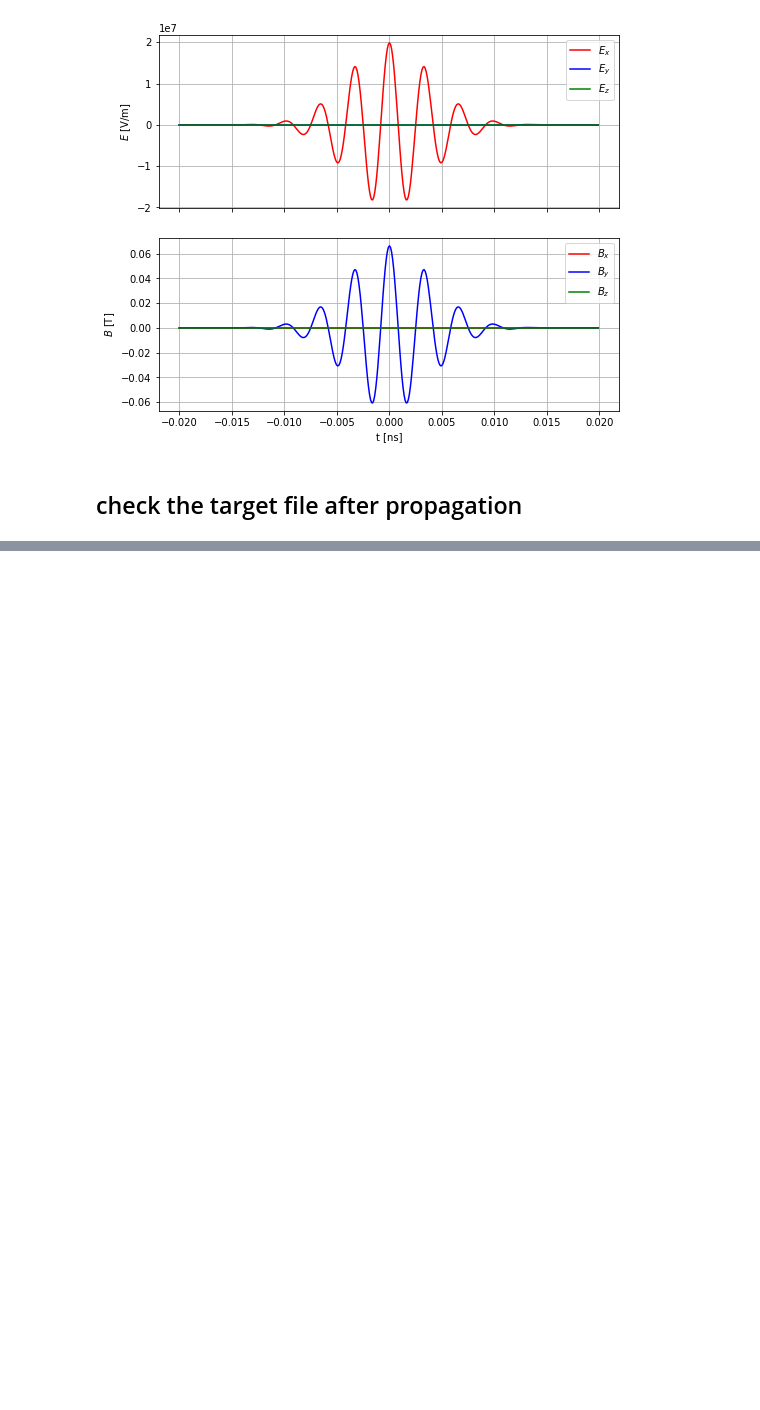
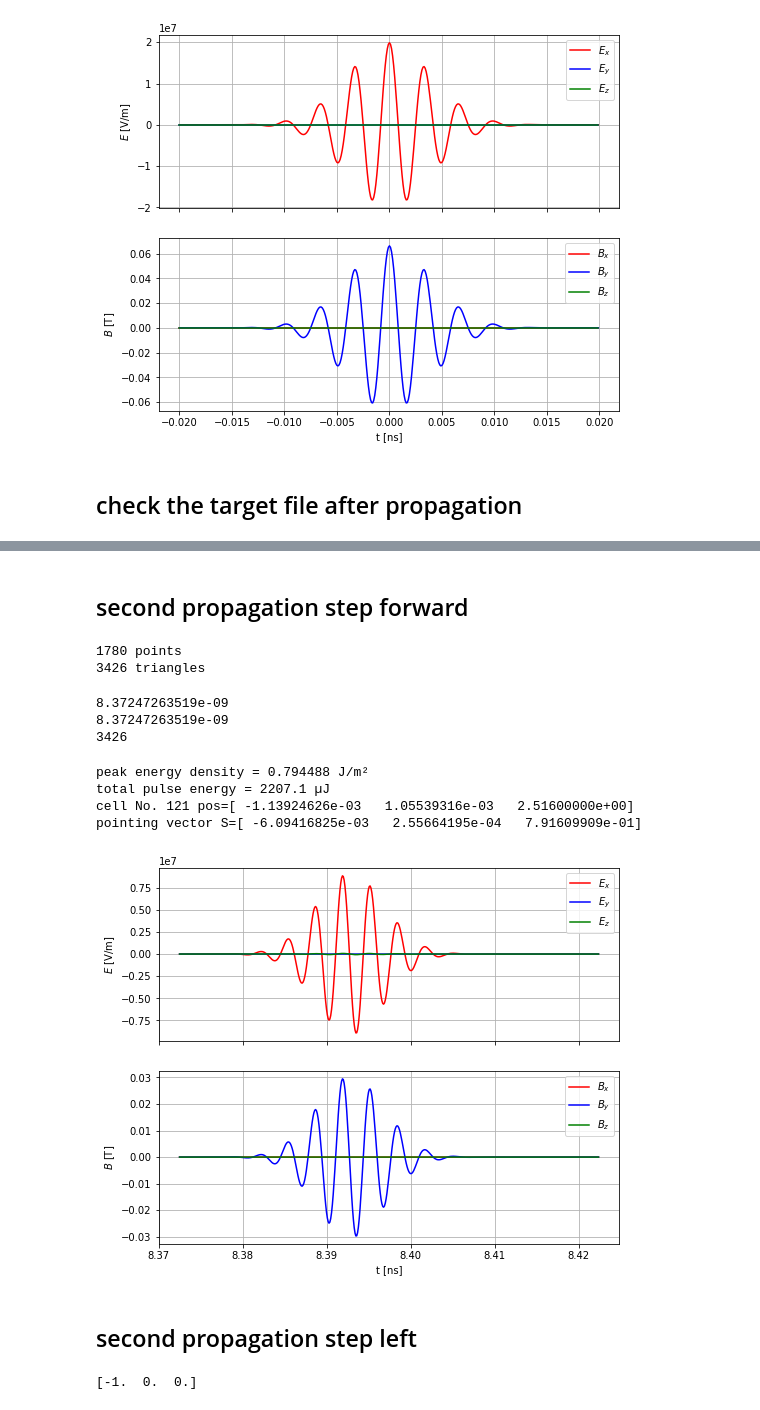
Before and after one commit to lehnertu/TimeDomainTHz, a Jupyter notebook: scripts/PropagateAngledScreen.ipynb, the cells around one changed output, grey strips where cells are left out. Cells and saved outputs as stored; diff of their text form; code cells hidden in the pictures; blank space fills up the shorter version.

```diff
--- a/scripts/PropagateAngledScreen.ipynb
+++ b/scripts/PropagateAngledScreen.ipynb
@@ -175,0 +195,9 @@ cell No. 7397 pos=[  2.68676732e-04  -7.47285223e-04   1.25826868e+00]
+# %% [markdown]
+## second propagation step forward
+# %%
+mesh = MeshedField.CircularMesh(R=0.06, ratio=1.0, lcar=0.05)
+print("%d points" % len(mesh.points))
+print("%d triangles" % len(mesh.triangles))
+# %% [output]
+1780 points
+3426 triangles
@@ -175,0 +208,12 @@ cell No. 7397 pos=[  2.68676732e-04  -7.47285223e-04   1.25826868e+00]
+# %%
+# time step
+target.dt = 1.0e-13
+target.Nt = 500
+target.t0 = [p[2]/constants.c -200*target.dt for p in target.pos]
+print(np.min(target.t0))
+print(np.max(target.t0))
+print(len(target.t0))
+# %% [output]
+8.37247263519e-09
+8.37247263519e-09
+3426
@@ -175,0 +225,44 @@ cell No. 7397 pos=[  2.68676732e-04  -7.47285223e-04   1.25826868e+00]
+# %%
+filename="../run/AngledPropagateForward.h5"
+prop = MeshedField.ReadMeshedField(filename)
+
+area = prop.MeshArea()
+S = [np.linalg.norm(prop.EnergyFlowVector(i)) for i in range(prop.Np)]
+Pz = [prop.NormalEnergyFlow(i) for i in range(prop.Np)]
+
+print("peak energy density = %.6f J/m²" % np.max(S))
+print("total pulse energy = %.1f µJ" % (1e6*np.dot(area,Pz)))
+
+def pick(id):
+    if id>0 and id<prop.Np:
+        print("cell No. %d pos=%s" % (id,prop.pos[id]))
+        print("pointing vector S=%s" % prop.EnergyFlowVector(id))
+        prop.ShowFieldTrace(id)
+
+prop.ShowMeshedField(scalars=Pz,scalarTitle="Pz",pickAction=pick,showGrid=False)
+# %% [output]
+peak energy density = 0.794488 J/m²
+total pulse energy = 2207.1 µJ
+cell No. 121 pos=[ -1.13924626e-03   1.05539316e-03   2.51600000e+00]
+pointing vector S=[ -6.09416825e-03   2.55664195e-04   7.91609909e-01]
+[figure, added]
+# %% [markdown]
+## second propagation step left
+# %%
+# shift
+d = np.array([1.258, 0.0, 1.258])
+# rotate 90° left
+pts = [np.array([p[2],p[1],-p[0]])+d for p in mesh.points]
+target = MeshedField(pts, mesh.triangles)
+
+normals = target.MeshNormals()
+print(np.sum(normals, axis=0)/target.Np)
+
+# time step
+target.dt = 1.0e-13
+target.Nt = 500
+target.t0 = [2.516/constants.c -200*target.dt for p in target.pos]
+
+target.ShowMeshedField(showCenters=False,showAxes=True)
+# %% [output]
+[-1.  0.  0.]
```
Also changed, not shown: parts of 24 cells of this notebook, 1 other file.
